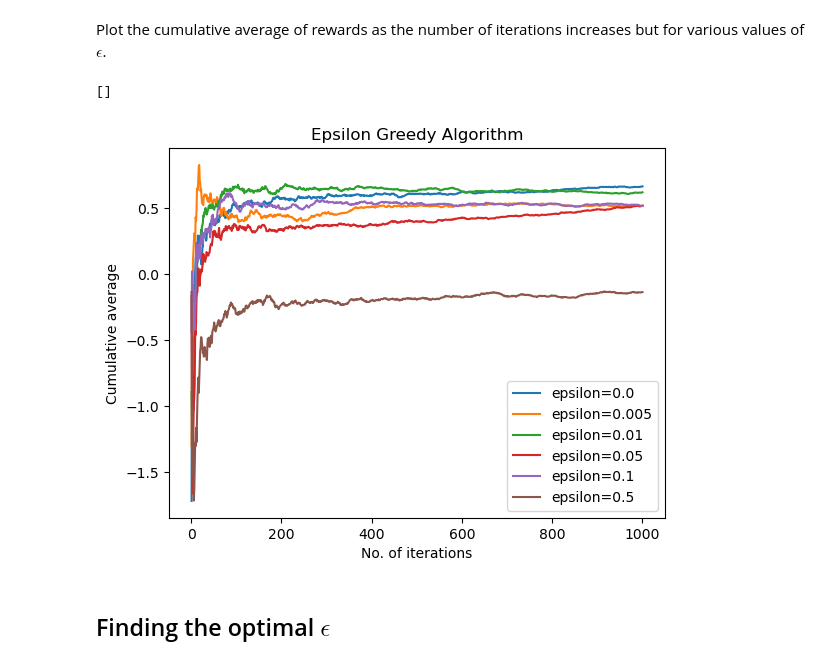
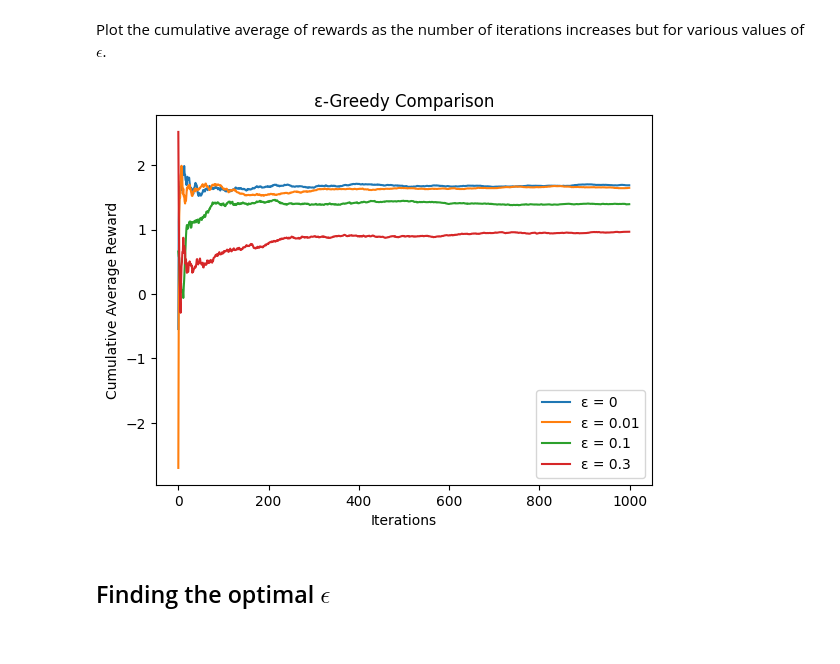
Before and after one commit to Daksh-Maahor/WIDS-2025-Intro-to-Reinforcement-Learning, a Jupyter notebook: Week 1/work_on_bandits.ipynb, the cells around one changed output. Cells and saved outputs as stored; diff of their text form; code cells hidden in the pictures.

```diff
--- a/Week 1/work_on_bandits.ipynb
+++ b/Week 1/work_on_bandits.ipynb
@@ -82,21 +59,36 @@ def run_epsilon_greedy(epsilon):
+# %%
+def run_epsilon_greedy(epsilon):
+    Q = np.zeros(NUM_BANDITS)
+    N = np.zeros(NUM_BANDITS)
+    rewards = []
+
+    for _ in range(NUM_STEPS):
+        if random.random() < epsilon:
+            action = random.randint(0, NUM_BANDITS - 1)
+        else:
+            action = np.argmax(Q)
+
+        reward = bandits[action].pullLever()
+        N[action] += 1
+        Q[action] += (reward - Q[action]) / N[action]
+        rewards.append(reward)
+
+    return rewards
 # %% [markdown]
 Plot the cumulative average of rewards as the number of iterations increases but for various values of $\epsilon$.
 # %%
-x = np.arange(1,1001)
-epsilons = [0.0, 0.005, 0.01, 0.05, 0.1, 0.5]
-for epsilon in epsilons:
-    rewards = run_epsilon_greedy(epsilon)
-    cumulative_sum = np.cumsum(rewards)
-    y=cumulative_sum/x
-    plt.plot(x, y, label =f"epsilon={epsilon}")
-plt.xlabel("No. of iterations")
-plt.ylabel("Cumulative average")
-plt.title("Epsilon Greedy Algorithm")
+epsilons = [0, 0.01, 0.1, 0.3]
+for eps in epsilons:
+    rewards = run_epsilon_greedy(eps)
+    plt.plot(cumulative_average(rewards), label=f"ε = {eps}")
+
+plt.xlabel("Iterations")
+plt.ylabel("Cumulative Average Reward")
 plt.legend()
-plt.plot()
+plt.title("ε-Greedy Comparison")
+plt.show()
 # %% [output]
-[]
-[figure, old version]
+[figure, new version]
 # %% [markdown]
 ## Finding the optimal $\epsilon$
 # %% [markdown]
```
Also changed, not shown: parts of 12 cells of this notebook.
